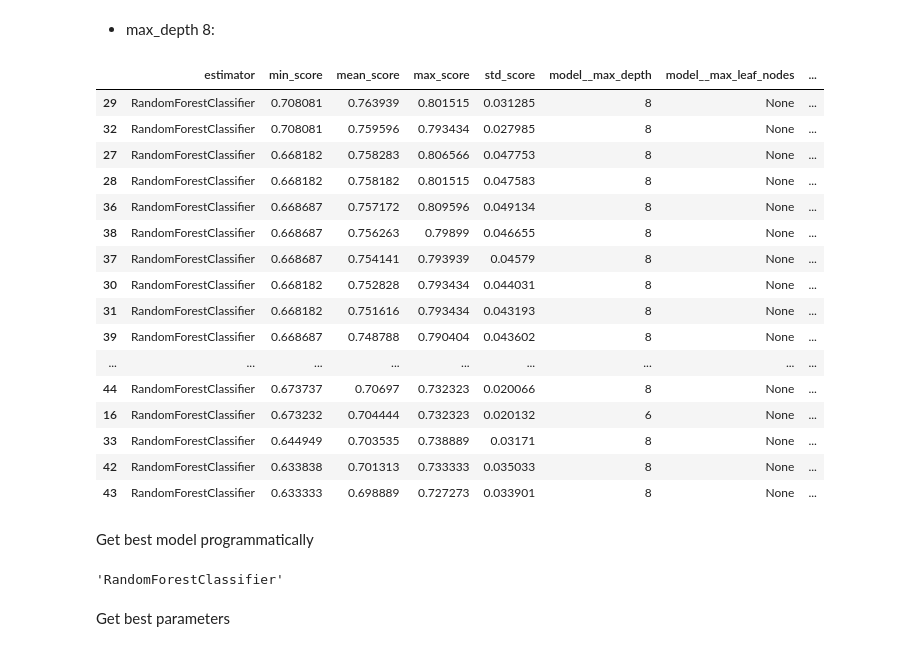
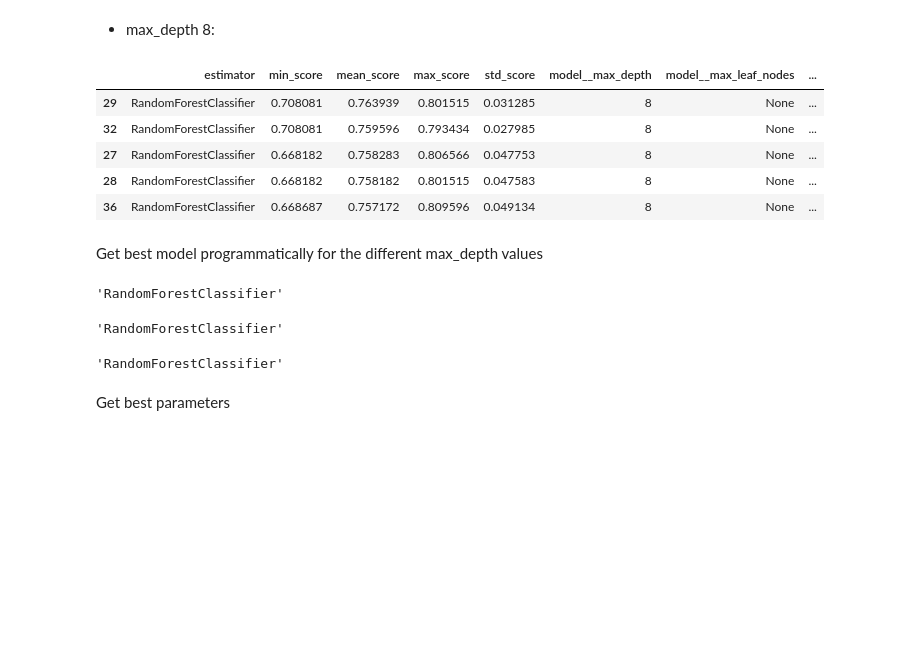
Before and after one commit to theresaabl/ML-maternal-health-risk, a Jupyter notebook: jupyter_notebooks/06-ModellingAndEvaluation-ClassificationA.ipynb, the cells around one changed output. Saved outputs shown, nothing was run; the diff lists cells and outputs as text; code cells hidden in the pictures; blank space fills up the shorter version.

```diff
--- a/jupyter_notebooks/06-ModellingAndEvaluation-ClassificationA.ipynb
+++ b/jupyter_notebooks/06-ModellingAndEvaluation-ClassificationA.ipynb
@@ -201,8 +201,7 @@ class HyperparameterOptimizationSearch:
         for key in self.keys:
             print(f"\nRunning GridSearchCV for {key} \n")
 
-            model =
-            (self.models[key])
+            model = PipelineClassifier(self.models[key])
             params = self.params[key]
             gs = GridSearchCV(model, params, cv=cv, n_jobs=n_jobs,
                               verbose=verbose, scoring=scoring, )
@@ -747,14 +736,17 @@ models_search = {
 }
 
 params_search = {
+    # We include the parameters searched for for all three cases
+    # maximum max_depth of 15, 10, 8
+    # comment and uncomment depending on which case we are interested in
     "RandomForestClassifier": {
         'model__n_estimators': [100, 140, 200],
         # step 1: allow max_depth up to 15
         # 'model__max_depth': [6, 8, 10, 15],
         # step 2: allow max_depth up to 10
-        'model__max_depth': [6, 8, 10],
+        # 'model__max_depth': [6, 8, 10],
         # step 3: limit max_depth to max 8
-        # 'model__max_depth': [6, 8],
+        'model__max_depth': [6, 8],
         'model__min_samples_split': [2, 5, 50],
         'model__min_samples_leaf': [1, 2, 20],
         'model__max_leaf_nodes': [None]
@@ -774,0 +785,8 @@ Fitting 5 folds for each of 81 candidates, totalling 405 fits
+# %%
+search_d8 = HyperparameterOptimizationSearch(models=models_search, params=params_search)
+search_d8.fit(
+                X_train,
+                y_train,
+                scoring = make_scorer(recall_score, average="macro"),
+                n_jobs=-1,
+                cv=5)
@@ -806,26 +821,15 @@ grid_search_summary_ave_rf.head()
 # %% [markdown]
 * max_depth 8:
 # %%
-grid_search_summary_ave_rf, grid_search_pipelines_ave_rf = search.score_summary(sort_by='mean_score')
-grid_search_summary_ave_rf.head()
+grid_search_summary_d8, grid_search_pipelines_d8 = search_d8.score_summary(sort_by='mean_score')
+grid_search_summary_d8.head()
 # %% [output]
 |  | estimator | min_score | mean_score | max_score | std_score | model__max_depth | model__max_leaf_nodes | ... |
 | 29 | RandomForestClassifier | 0.708081 | 0.763939 | 0.801515 | 0.031285 | 8 | None | ... |
 | 32 | RandomForestClassifier | 0.708081 | 0.759596 | 0.793434 | 0.027985 | 8 | None | ... |
 | 27 | RandomForestClassifier | 0.668182 | 0.758283 | 0.806566 | 0.047753 | 8 | None | ... |
 | 28 | RandomForestClassifier | 0.668182 | 0.758182 | 0.801515 | 0.047583 | 8 | None | ... |
 | 36 | RandomForestClassifier | 0.668687 | 0.757172 | 0.809596 | 0.049134 | 8 | None | ... |
-| 38 | RandomForestClassifier | 0.668687 | 0.756263 | 0.79899 | 0.046655 | 8 | None | ... |
-| 37 | RandomForestClassifier | 0.668687 | 0.754141 | 0.793939 | 0.04579 | 8 | None | ... |
-| 30 | RandomForestClassifier | 0.668182 | 0.752828 | 0.793434 | 0.044031 | 8 | None | ... |
-| 31 | RandomForestClassifier | 0.668182 | 0.751616 | 0.793434 | 0.043193 | 8 | None | ... |
-| 39 | RandomForestClassifier | 0.668687 | 0.748788 | 0.790404 | 0.043602 | 8 | None | ... |
-| ... | ... | ... | ... | ... | ... | ... | ... | ... |
-| 44 | RandomForestClassifier | 0.673737 | 0.70697 | 0.732323 | 0.020066 | 8 | None | ... |
-| 16 | RandomForestClassifier | 0.673232 | 0.704444 | 0.732323 | 0.020132 | 6 | None | ... |
-| 33 | RandomForestClassifier | 0.644949 | 0.703535 | 0.738889 | 0.03171 | 8 | None | ... |
-| 42 | RandomForestClassifier | 0.633838 | 0.701313 | 0.733333 | 0.035033 | 8 | None | ... |
-| 43 | RandomForestClassifier | 0.633333 | 0.698889 | 0.727273 | 0.033901 | 8 | None | ... |
 # %% [markdown]
-Get best model programmatically
+Get best model programmatically for the different max_depth values
 # %%
@@ -834,4 +838,14 @@ best_model_ave_rf
 # %% [output]
 'RandomForestClassifier'
+# %%
+best_model_d10 = grid_search_summary_d10.iloc[0,0]
+best_model_d10
+# %% [output]
+'RandomForestClassifier'
+# %%
+best_model_d8 = grid_search_summary_d8.iloc[0,0]
+best_model_d8
+# %% [output]
+'RandomForestClassifier'
 # %% [markdown]
 Get best parameters
```
Also changed, not shown: parts of 76 cells of this notebook, 4 other files.
